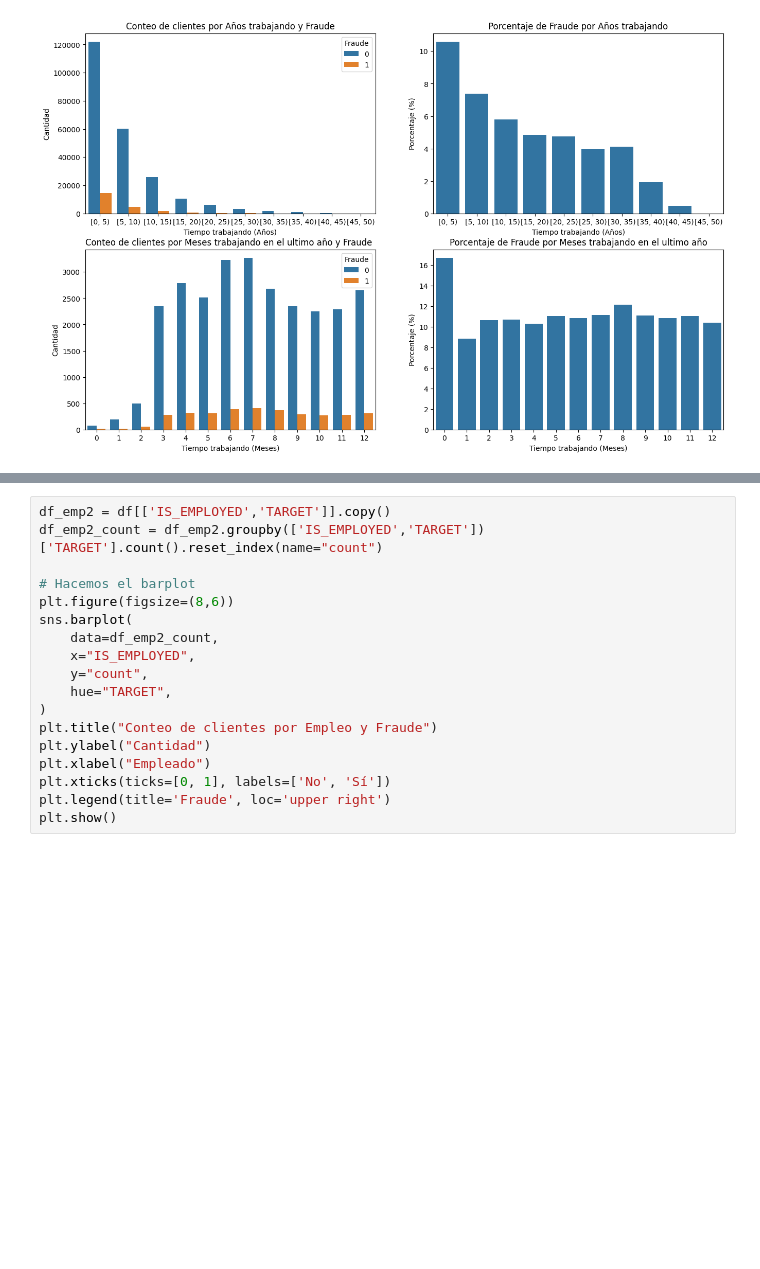
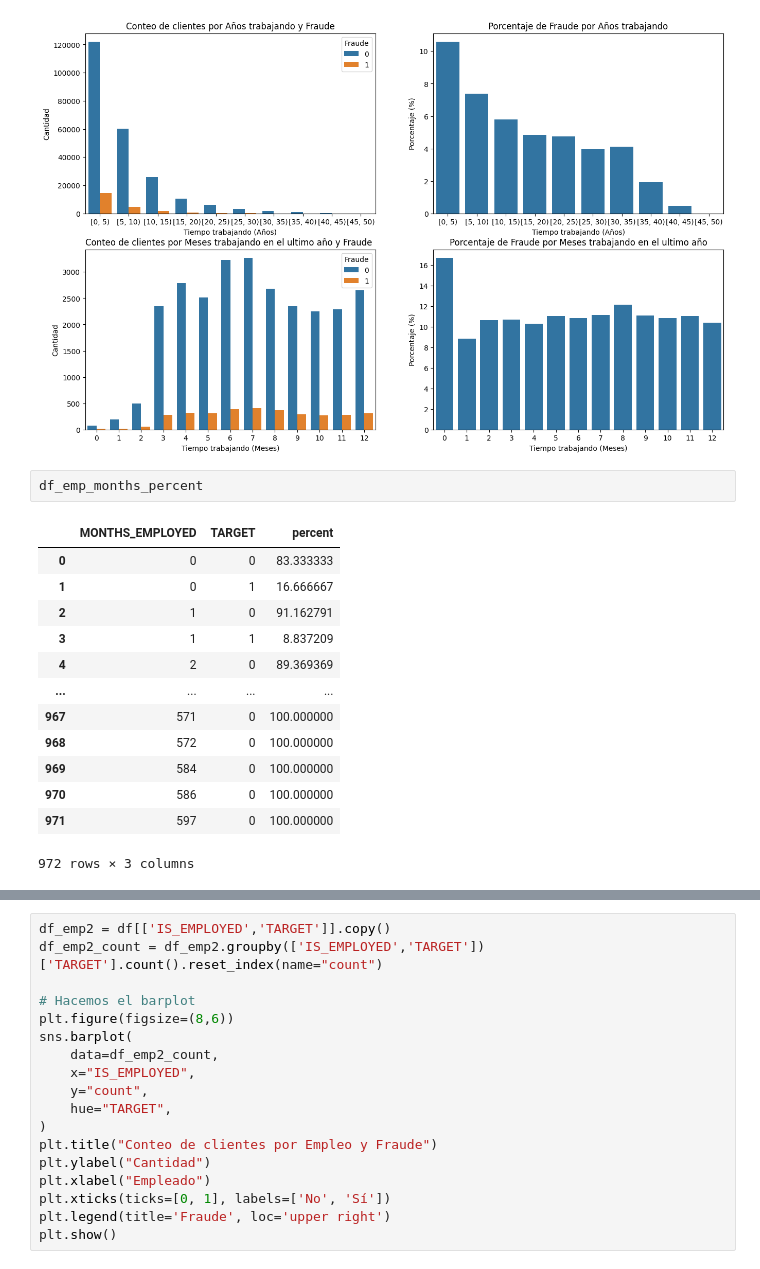
Before and after one commit to Anghelo-Salirrosas/CreditCardFraudProject, a Jupyter notebook: notebooks/3.DataVisualization.ipynb, the cells around one changed output, grey strips where cells are left out. Saved outputs shown, nothing was run; the diff lists cells and outputs as text; blank space fills up the shorter version.

```diff
--- a/notebooks/3.DataVisualization.ipynb
+++ b/notebooks/3.DataVisualization.ipynb
@@ -144,3 +164,19 @@ ax4.set_xlabel("Tiempo trabajando (Meses)")
 plt.show()
 # %% [output]
 [figure]
+# %%
+df_emp_months_percent
+# %% [output]
+|  | MONTHS_EMPLOYED | TARGET | percent |
+| 0 | 0 | 0 | 83.333333 |
+| 1 | 0 | 1 | 16.666667 |
+| 2 | 1 | 0 | 91.162791 |
+| 3 | 1 | 1 | 8.837209 |
+| 4 | 2 | 0 | 89.369369 |
+| ... | ... | ... | ... |
+| 967 | 571 | 0 | 100.000000 |
+| 968 | 572 | 0 | 100.000000 |
+| 969 | 584 | 0 | 100.000000 |
+| 970 | 586 | 0 | 100.000000 |
+| 971 | 597 | 0 | 100.000000 |
+972 rows × 3 columns
```
Also changed, not shown: parts of 2 cells of this notebook.
